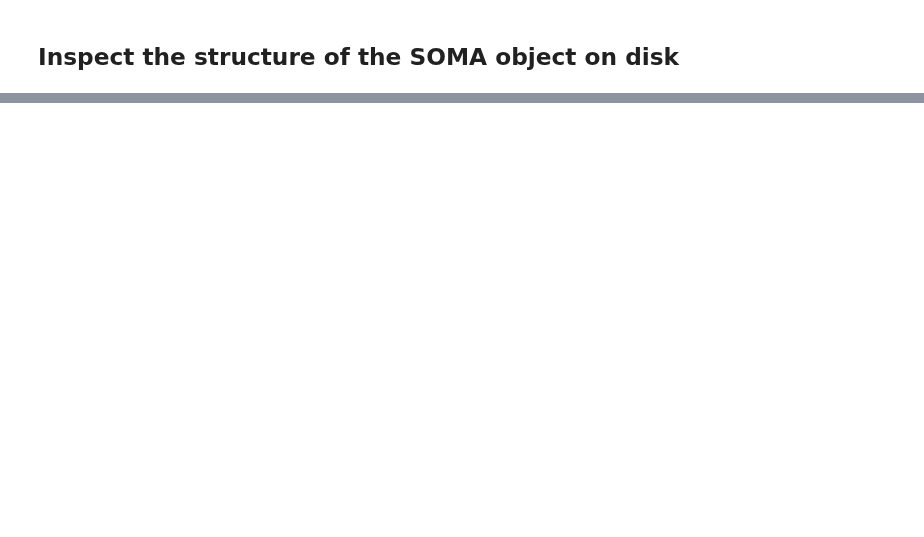
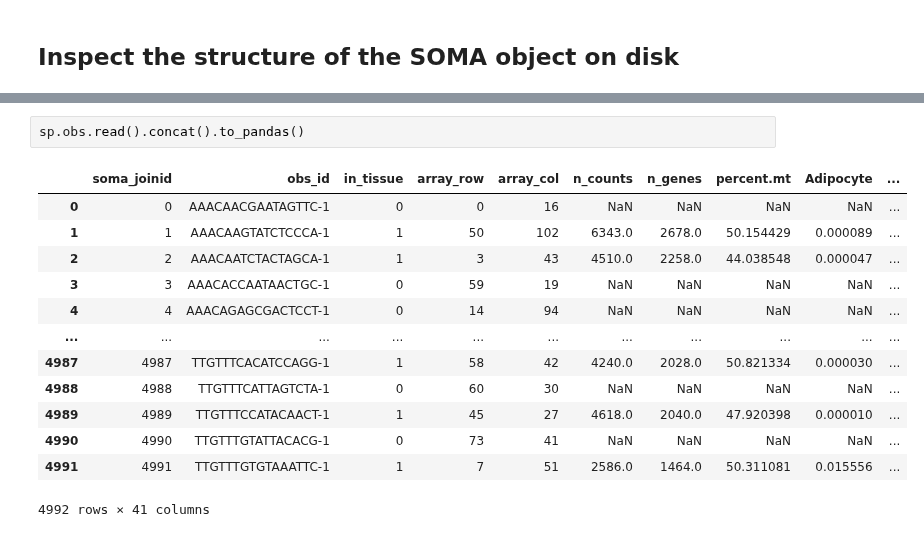
Before and after one commit to chanzuckerberg/cellxgene-census, a Jupyter notebook: tools/cellxgene_census_builder/spatial_dev_tools/tiledbsoma_spatial_dataset_ingest.ipynb, the cells around one changed output, grey strips where cells are left out. Saved outputs shown, nothing was run; the diff lists cells and outputs as text; blank space fills up the shorter version.

```diff
--- a/tools/cellxgene_census_builder/spatial_dev_tools/tiledbsoma_spatial_dataset_ingest.ipynb
+++ b/tools/cellxgene_census_builder/spatial_dev_tools/tiledbsoma_spatial_dataset_ingest.ipynb
@@ -175,0 +185,16 @@ obsl_loc_df.read().concat().to_pandas()
+# %%
+sp.obs.read().concat().to_pandas()
+# %% [output]
+|  | soma_joinid | obs_id | in_tissue | array_row | array_col | n_counts | n_genes | percent.mt | Adipocyte | ... |
+| 0 | 0 | AAACAACGAATAGTTC-1 | 0 | 0 | 16 | NaN | NaN | NaN | NaN | ... |
+| 1 | 1 | AAACAAGTATCTCCCA-1 | 1 | 50 | 102 | 6343.0 | 2678.0 | 50.154429 | 0.000089 | ... |
+| 2 | 2 | AAACAATCTACTAGCA-1 | 1 | 3 | 43 | 4510.0 | 2258.0 | 44.038548 | 0.000047 | ... |
+| 3 | 3 | AAACACCAATAACTGC-1 | 0 | 59 | 19 | NaN | NaN | NaN | NaN | ... |
+| 4 | 4 | AAACAGAGCGACTCCT-1 | 0 | 14 | 94 | NaN | NaN | NaN | NaN | ... |
+| ... | ... | ... | ... | ... | ... | ... | ... | ... | ... | ... |
+| 4987 | 4987 | TTGTTTCACATCCAGG-1 | 1 | 58 | 42 | 4240.0 | 2028.0 | 50.821334 | 0.000030 | ... |
+| 4988 | 4988 | TTGTTTCATTAGTCTA-1 | 0 | 60 | 30 | NaN | NaN | NaN | NaN | ... |
+| 4989 | 4989 | TTGTTTCCATACAACT-1 | 1 | 45 | 27 | 4618.0 | 2040.0 | 47.920398 | 0.000010 | ... |
+| 4990 | 4990 | TTGTTTGTATTACACG-1 | 0 | 73 | 41 | NaN | NaN | NaN | NaN | ... |
+| 4991 | 4991 | TTGTTTGTGTAAATTC-1 | 1 | 7 | 51 | 2586.0 | 1464.0 | 50.311081 | 0.015556 | ... |
+4992 rows × 41 columns
```
Also changed, not shown: parts of 23 cells of this notebook.
